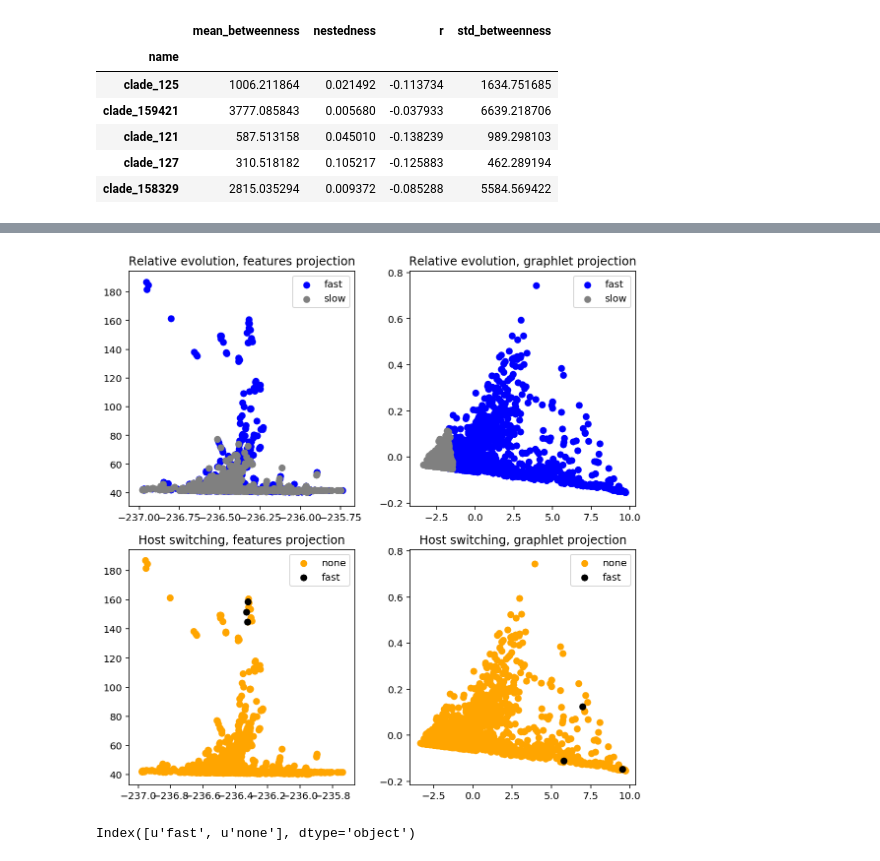
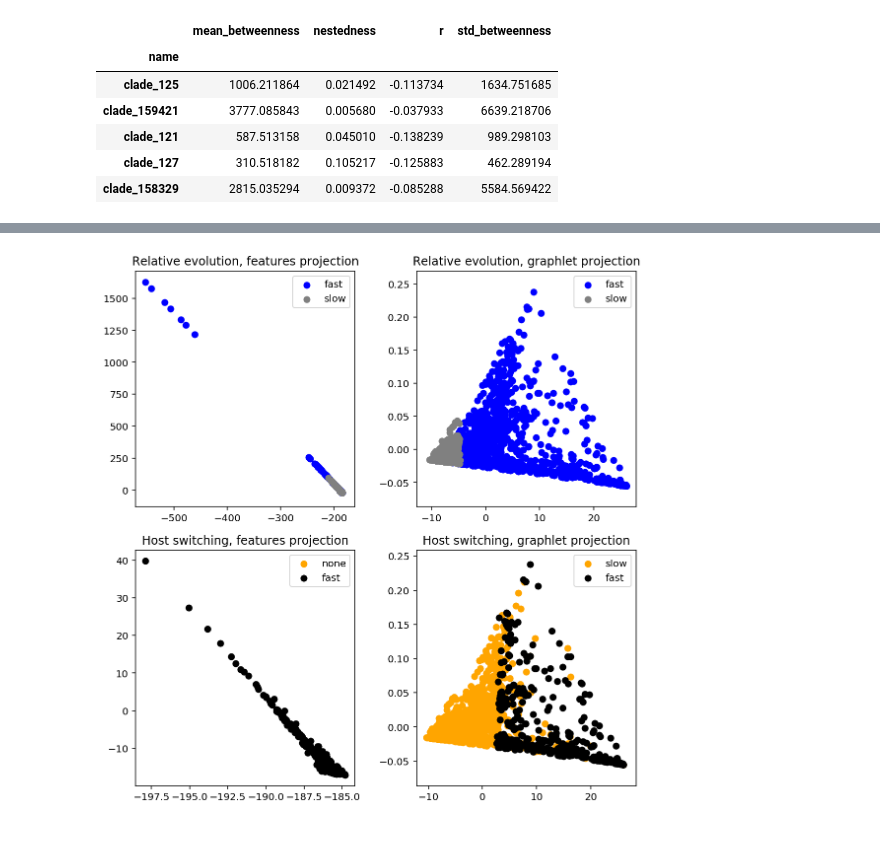
Before and after one commit to ryneches/ManyTrees, a Jupyter notebook: ManyTrees.ipynb, the cells around one changed output, grey strips where cells are left out. Drawn from its saved outputs; the diff is of its cells as text; code cells hidden in the pictures.

```diff
--- a/ManyTrees.ipynb
+++ b/ManyTrees.ipynb
@@ -986,5 +1122,5 @@ g_lit.columns = range(800)
 # %%
-pca = PCA( n_components=2 ).fit( g )
+pca = PCA( n_components=2 ).fit( g_real )
 pca.transform( g_lit )
 
 graphlet_features_lit = pandas.DataFrame( PCA( n_components=2 ).fit_transform( g_lit ), columns=['gPCA1', 'gPCA2', ] )
@@ -1058,9 +1194,18 @@ for n,nodeid in enumerate(SLT.TreeB.get_internal_nodes()) :
     #if n > 1000 : break
     SLT.subset_b( nodeid )
     progbar.update()
-    if SLT.subset_b_size < 5 :
+    if SLT.subset_b_size < 10 :
         continue
     if SLT.subset_n_links > 2500 :
+        continue
+
+    eg = SLT.spectrum()
+    bandwidth = 0.4
+
+    # exclude clades that are mostly just giant polytomies
+    density = gaussian_kde( eg/max(eg),
+                            bw_method=bandwidth ).pdf( linspace( -0.5, 1.5, 200 ) )
+    if kurtosis( density ) > 150 :
         continue
 
     data = {}
@@ -1104,10 +1249,7 @@ fishpoo_data.head()
 # %%
 # project the literature study features into the same space as
 # our classic graph features
-pca = pca.fit( gm[[ 'nestedness',
-                    'std_betweenness',
-                    'mean_betweenness',
-                    'r']] )
+pca = pca.fit( gm_real )
 
 classic_features_fishpoo = pandas.DataFrame( pca.transform( fishpoo_data.dropna() ),
                                              columns=[ 'fPCA1', 'fPCA2' ] )
@@ -1135,16 +1277,10 @@ fishpoo_sample = fishpoo_data.dropna().sample( 2000 )
 
 fishpoo_sample_index = [ list(fishpoo_data.index).index(i) for i in fishpoo_sample.index ]
 
-g_fishpoo = gk.CalculateConnectedGraphletKernel( list(itemgetter(*fishpoo_sample_index)(fishpoo_igraphs))
-                                                 + igraphs )
+gk_fishpoo = gk.CalculateConnectedGraphletKernel( list(itemgetter(*fishpoo_sample_index)(fishpoo_igraphs))
+                                                 + igraphs_real )
 
-N = len(igraphs)
-M = len(study_igraphs)
+N = len(fishpoo_sample)
 
-g_fishpoo = pandas.DataFrame( g_fishpoo )
-g_fishpoo = g_fishpoo.loc[range(len(fishpoo_sample))][ range(len(fishpoo_sample),
-                                                       len(fishpoo_sample)+len(igraphs)) ]
-g_fishpoo.columns = range(800)
-
-# I'm very sorry about this, I had a headache and couldn't figure out array slicing
+g_fishpoo = gk_fishpoo[:N,N:]
 # %%
@@ -1194,36 +1330,32 @@ figure(figsize=(8,8))
 subplot(2,2,1)
 title( 'Relative evolution, features projection')
 for evo,c in ( ('fast','blue'),('slow','gray') ) :
     temp_df = fishpoo_predictions[ fishpoo_predictions.predicted_evol == evo ]
     scatter( temp_df['fPCA1'], temp_df['fPCA2'], color=c, label=evo )
 legend()
 
 subplot(2,2,2)
 title( 'Relative evolution, graphlet projection')
 for evo,c in ( ('fast','blue'),('slow','gray') ) :
     temp_df = fishpoo_predictions[ fishpoo_predictions.predicted_evol == evo ]
     scatter( temp_df['gPCA1'], temp_df['gPCA2'], color=c, label=evo )
 legend()
 
 subplot(2,2,3)
 title( 'Host switching, features projection')
 for switching,c in ( ('none','orange'),('fast','black') ) :
     temp_df = fishpoo_predictions[ fishpoo_predictions.predicted_switching == switching ]
     scatter( temp_df['fPCA1'], temp_df['fPCA2'], color=c, label=switching )
 legend()
 
 subplot(2,2,4)
 title( 'Host switching, graphlet projection')
-for switching,c in ( ('none','orange'),('fast','black') ) :
+for switching,c in ( ('slow','orange'),('fast','black') ) :
     temp_df = fishpoo_predictions[ fishpoo_predictions.predicted_switching == switching ]
     scatter( temp_df['gPCA1'], temp_df['gPCA2'], color=c, label=switching )
 legend()
 
 tight_layout()
 savefig( 'fishpoo_predictions.pdf' )
 # %% [output]
-[figure, old version]
+[figure, new version]
-# %%
-switch_catcodes
-# %% [output]
-Index([u'fast', u'none'], dtype='object')
```
Also changed, not shown: parts of 54 cells of this notebook, 12 other files.
